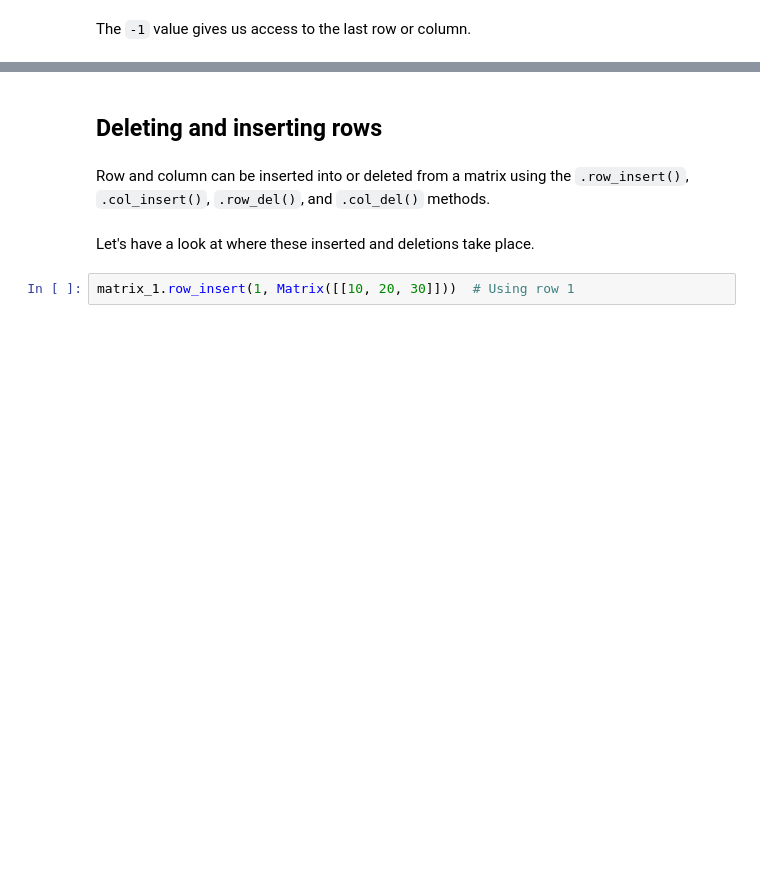
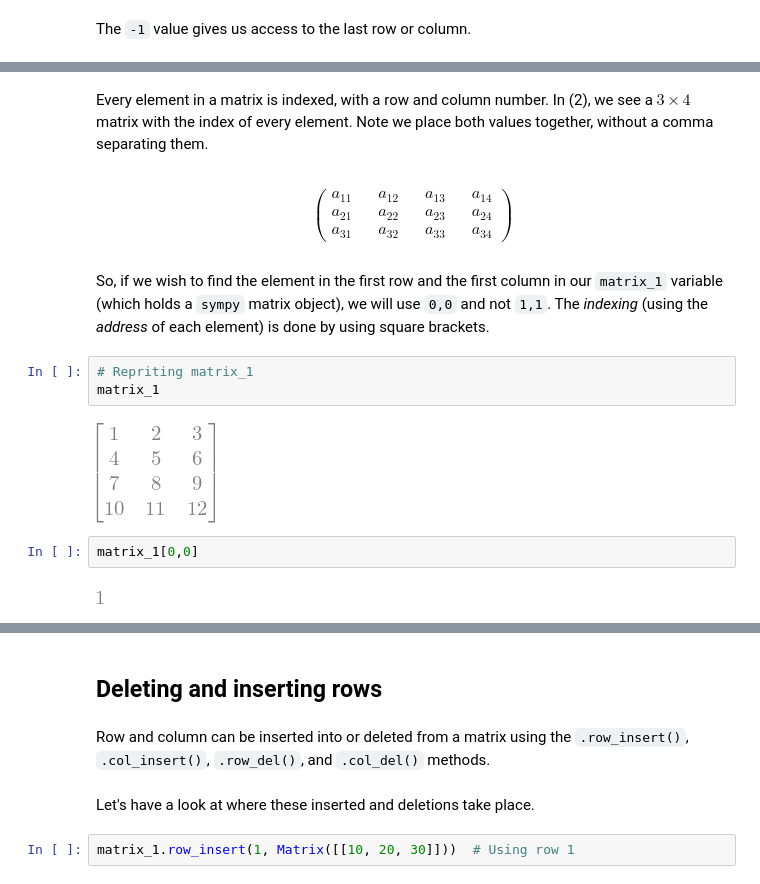
Before and after one commit to juanklopper/MIT_OCW_Linear_Algebra_18_06, a Jupyter notebook: 03_Introduction_to_matrices.ipynb, the cells around one changed output, grey strips where cells are left out. Drawn from its saved outputs; the diff is of its cells as text; blank space fills up the shorter version.

```diff
--- a/03_Introduction_to_matrices.ipynb
+++ b/03_Introduction_to_matrices.ipynb
@@ -88,0 +83,15 @@ matrix_1.row(-1)
+# %% [markdown]
+Every element in a matrix is indexed, with a row and column number.  In (2), we see a $3 \times 4$ matrix with the index of every element.  Note we place both values together, without a comma separating them.
+# %% [markdown]
+$$\begin{pmatrix} a_{11} && a_{12} && a_{13} && a_{14} \\ a_{21} && a_{22} && a_{23} && a_{24} \\ a_{31} && a_{32} && a_{33} && a_{34} \end{pmatrix} \tag{2}$$
+# %% [markdown]
+So, if we wish to find the element in the first row and the first column in our `matrix_1` variable (which holds a `sympy` matrix object), we will use `0,0` and not `1,1`.  The _indexing_ (using the _address_ of each element) is done by using square brackets.
+# %%
+# Repriting matrix_1
+matrix_1
+# %% [output]
+[figure, added]
+# %%
+matrix_1[0,0]
+# %% [output]
+[figure, added]
```
Also changed, not shown: parts of 19 cells of this notebook, 3 other files.
